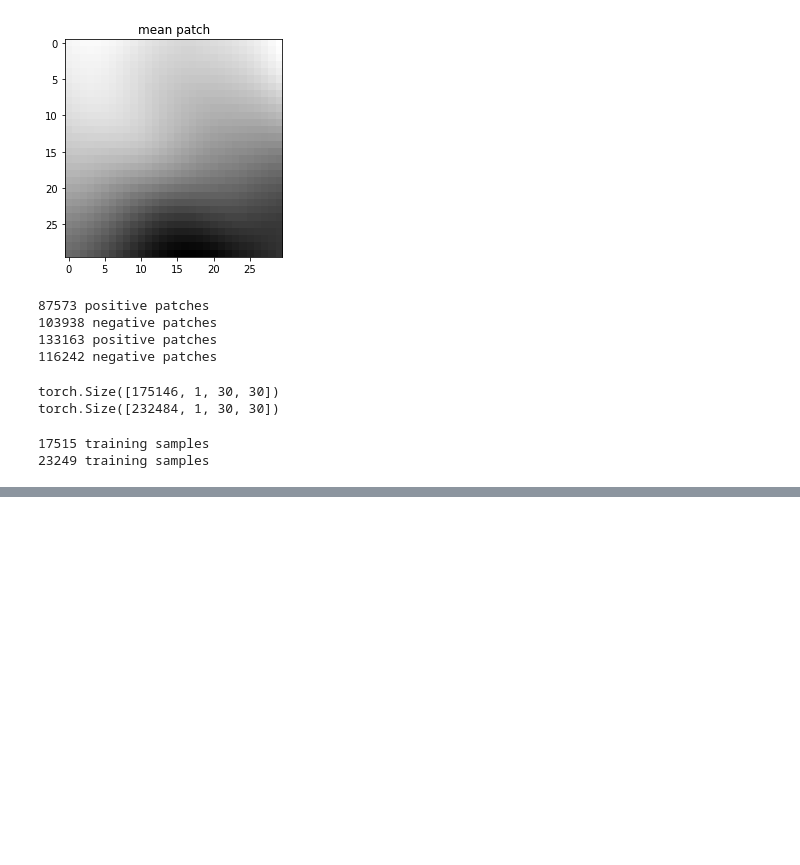
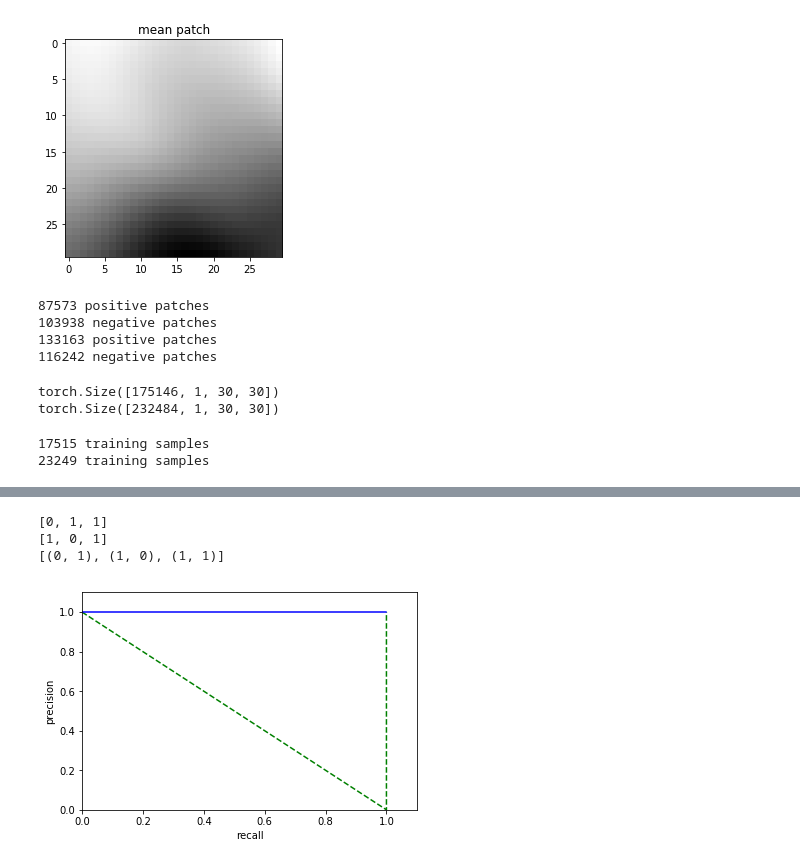
Before and after one commit to hassony2/cancer-seminar, a Jupyter notebook: model.ipynb, the cells around one changed output, grey strips where cells are left out. Drawn from its saved outputs; the diff is of its cells as text; code cells hidden in the pictures; blank space fills up the shorter version.

```diff
--- a/model.ipynb
+++ b/model.ipynb
@@ -340,0 +580,13 @@ array([ 0.399  ,  0.54075,  0.50925,  0.55225,  0.52725,  0.5405 ,
+# %%
+preds = [0, 1, 1]
+goldens = [1, 0, 1]
+print(preds)
+print(goldens)
+tuples_ = list(zip(preds, goldens))
+print(tuples_)
+show_recall_precision(list(zip(preds, goldens)))
+# %% [output]
+[0, 1, 1]
+[1, 0, 1]
+[(0, 1), (1, 0), (1, 1)]
+[figure, added]
```
Also changed, not shown: parts of 32 cells of this notebook.
